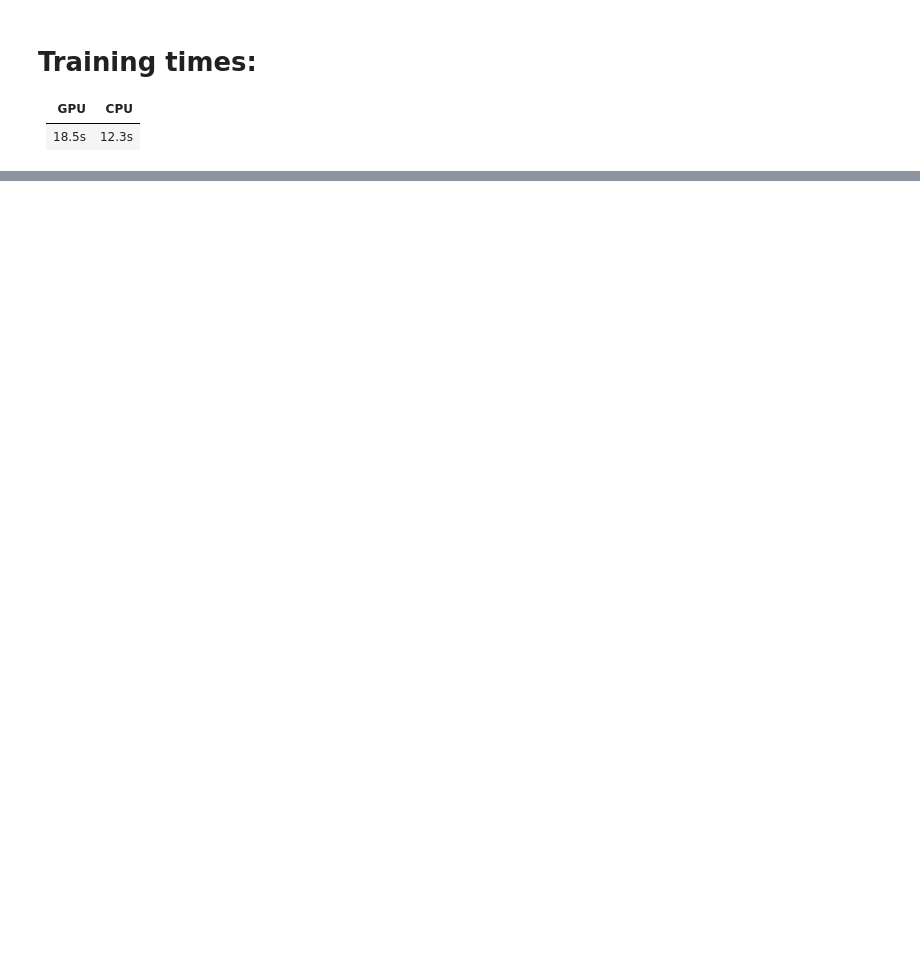
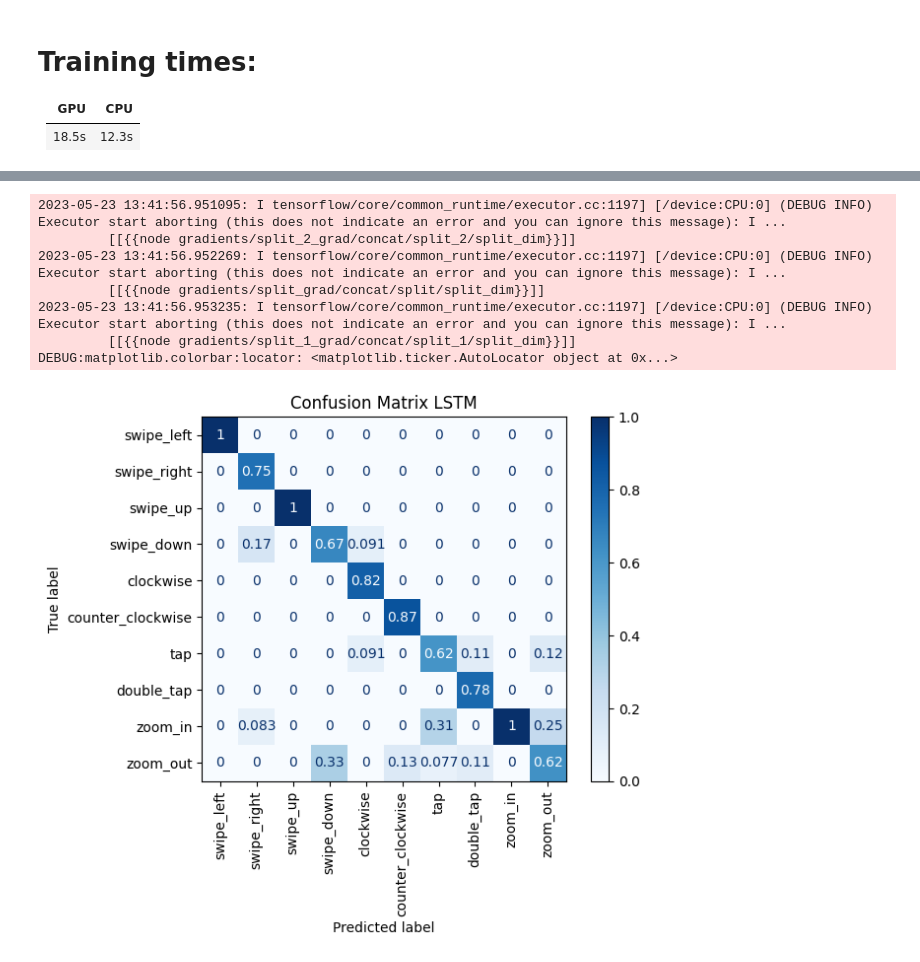
Before and after one commit to SemvandenBroek/CSE3000-gestures, a Jupyter notebook: ml-dev/test_data.ipynb, the cells around one changed output, grey strips where cells are left out. Drawn from its saved outputs; the diff is of its cells as text; code cells hidden in the pictures; blank space fills up the shorter version.

```diff
--- a/ml-dev/test_data.ipynb
+++ b/ml-dev/test_data.ipynb
@@ -296,7 +365,7 @@ log.info("Got %d Right hand measurements and %d Left hand measurements" % (right
 
 # Deterministic shuffle
 random.Random(4).shuffle(combined)
-(x_train, y_train), (x_test, y_test) = split_data_between_participants(combined)
+(x_train, y_train), (x_test, y_test) = split_data_between_participants(combined, 0.9)
 
 print(x_train.shape)
 print(y_train.shape)
@@ -316,8 +385,13 @@ y_test = to_categorical(y_test, len(Gestures))
 
 # For CNN
 input_shape = (25, 4, 3)
-x_train_reshaped = x_train_normalized.reshape((-1, 25, 4, 3))
-x_test_reshaped = x_test_normalized.reshape((-1, 25, 4, 3))
+x_train_cnn = x_train_normalized.reshape((-1, 25, 4, 3))
+x_test_cnn = x_test_normalized.reshape((-1, 25, 4, 3))
+
+# For RNN
+rnn_shape = [20, 15]
+x_train_rnn = x_train_normalized.reshape([-1] + rnn_shape)
+x_test_rnn = x_test_normalized.reshape([-1] + rnn_shape)
 
 print(x_train_normalized.shape)
 print(x_test_normalized.shape)
@@ -510,13 +598,13 @@ fig.show()
 USE_GPU = False
 device = "/device:GPU:0" if USE_GPU else "/device:CPU:0"
 
-def build_lstm_stateless_model(lstm_units, dense_1_units, dropout):
+def build_lstm_stateless_model(lstm_units, dense_1_units, dense_1, dropout, input_shape):
     # https://towardsdatascience.com/time-series-classification-for-human-activity-recognition-with-lstms-using-tensorflow-2-and-keras-b816431afdff
     model = keras.Sequential(name="LSTM_Stateless")
 
     # Subject to change as we split up the data in fragments:
     # Stateless?
-    model.add(layers.Input(shape=(100, 3), name="sensor_image"))
+    model.add(layers.Input(shape=input_shape, dtype=np.float32, name="sensor_image"))
     model.add(layers.LSTM(units=lstm_units, name="lstm"))
     # Stateful?
     # model_lstm_stateless.add(layers.Input(batch_shape=(100, 3, 1), name="sensor_image"))
@@ -526,7 +614,9 @@ def build_lstm_stateless_model(lstm_units, dense_1_units, dropout):
     if dropout:
         model.add(layers.Dropout(rate=0.25, name="dropout"))
 
-    model.add(layers.Dense(units=dense_1_units, activation='relu', name="dense_1"))
+    # TODO: Try removing this dense layer
+    if dense_1:
+        model.add(layers.Dense(units=dense_1_units, activation='relu', name="dense_1"))
 
     # Output stage
     model.add(layers.Dense(len(Gestures), activation="softmax", name="predictions"))
@@ -538,14 +628,15 @@ def build_tuning_lstm_stateless_model(hp):
     lstm_units = hp.Choice('units', [32, 64, 128, 256, 512, 1024])
     dense_1_units = hp.Choice('units', [16, 32, 64, 128, 256, 512, 1024])
     dropout = hp.Boolean("dropout")
-    model = build_lstm_stateless_model(lstm_units, dense_1_units, dropout)
+    dense_1 = hp.Boolean("dense_1")
+    model = build_lstm_stateless_model(lstm_units, dense_1_units, dense_1, dropout, input_shape=rnn_shape)
     model.compile(loss='categorical_crossentropy', optimizer='adam', metrics=['acc', 'mae'])
     return model
 # %%
 with tf.device(device):
     start = time.perf_counter()
     tuner = keras_tuner.RandomSearch(build_tuning_lstm_stateless_model, objective='val_loss', max_trials=20)
-    tuner.search(x_train_normalized, y_train, epochs=300, batch_size=16, shuffle=False, validation_data=(x_test_normalized, y_test))
+    tuner.search(x_train_rnn, y_train, epochs=300, batch_size=16, shuffle=False, validation_data=(x_test_rnn, y_test))
 
     end = time.perf_counter()
     print("Tuning took %0.1f seconds" % (end - start))
@@ -559,10 +656,10 @@ with tf.device(device):
     start = time.perf_counter()
     # Do we need to reset the states inbetween?
 
-    model_lstm_stateless = build_lstm_stateless_model(128, 256, True)
+    model_lstm_stateless = build_lstm_stateless_model(128, 256, False, True, rnn_shape)
     model_lstm_stateless.compile(loss='categorical_crossentropy', optimizer='adam', metrics=['acc', 'mae'])
 
-    lstm_stateless_history = model_lstm_stateless.fit(x_train_normalized, y_train, epochs=300, batch_size=16, shuffle=False, validation_data=(x_test_normalized, y_test))
+    lstm_stateless_history = model_lstm_stateless.fit(x_train_rnn, y_train, epochs=200, batch_size=16, shuffle=False, validation_data=(x_test_rnn, y_test), verbose=0)
 
     end = time.perf_counter()
     print("Training took %0.1f seconds" % (end - start))
@@ -578,8 +716,9 @@ visualkeras.layered_view(model_lstm_stateless, font=font, min_xy=160, scale_z=1,
 # %%
-y_pred = model_lstm_stateless.predict(x_test_normalized)
+y_pred = model_lstm_stateless.predict(x_test_rnn)
 ConfusionMatrixDisplay.from_predictions(np.argmax(y_test, axis=1), np.argmax(y_pred, axis=1), normalize='pred', cmap='Blues', display_labels=Gestures, xticks_rotation='vertical')
 
 plt.title("Confusion Matrix LSTM")
 plt.savefig('output_figures/confusion_matrix_lstm.svg', bbox_inches="tight")
 
 plt.show()
+# %% [output]
@@ -586,3 +726,11 @@ plt.show()
+2023-05-23 13:41:56.951095: I tensorflow/core/common_runtime/executor.cc:1197] [/device:CPU:0] (DEBUG INFO) Executor start aborting (this does not indicate an error and you can ignore this message): I ...
+         [[{{node gradients/split_2_grad/concat/split_2/split_dim}}]]
+2023-05-23 13:41:56.952269: I tensorflow/core/common_runtime/executor.cc:1197] [/device:CPU:0] (DEBUG INFO) Executor start aborting (this does not indicate an error and you can ignore this message): I ...
+         [[{{node gradients/split_grad/concat/split/split_dim}}]]
+2023-05-23 13:41:56.953235: I tensorflow/core/common_runtime/executor.cc:1197] [/device:CPU:0] (DEBUG INFO) Executor start aborting (this does not indicate an error and you can ignore this message): I ...
+         [[{{node gradients/split_1_grad/concat/split_1/split_dim}}]]
+DEBUG:matplotlib.colorbar:locator: <matplotlib.ticker.AutoLocator object at 0x...>
+[figure, added]
 # %%
 print("================= Running on training data (Toy Example): =================")
 for i in range(x_train_normalized.shape[0]):
```
Also changed, not shown: parts of 37 cells of this notebook, 9 other files.
